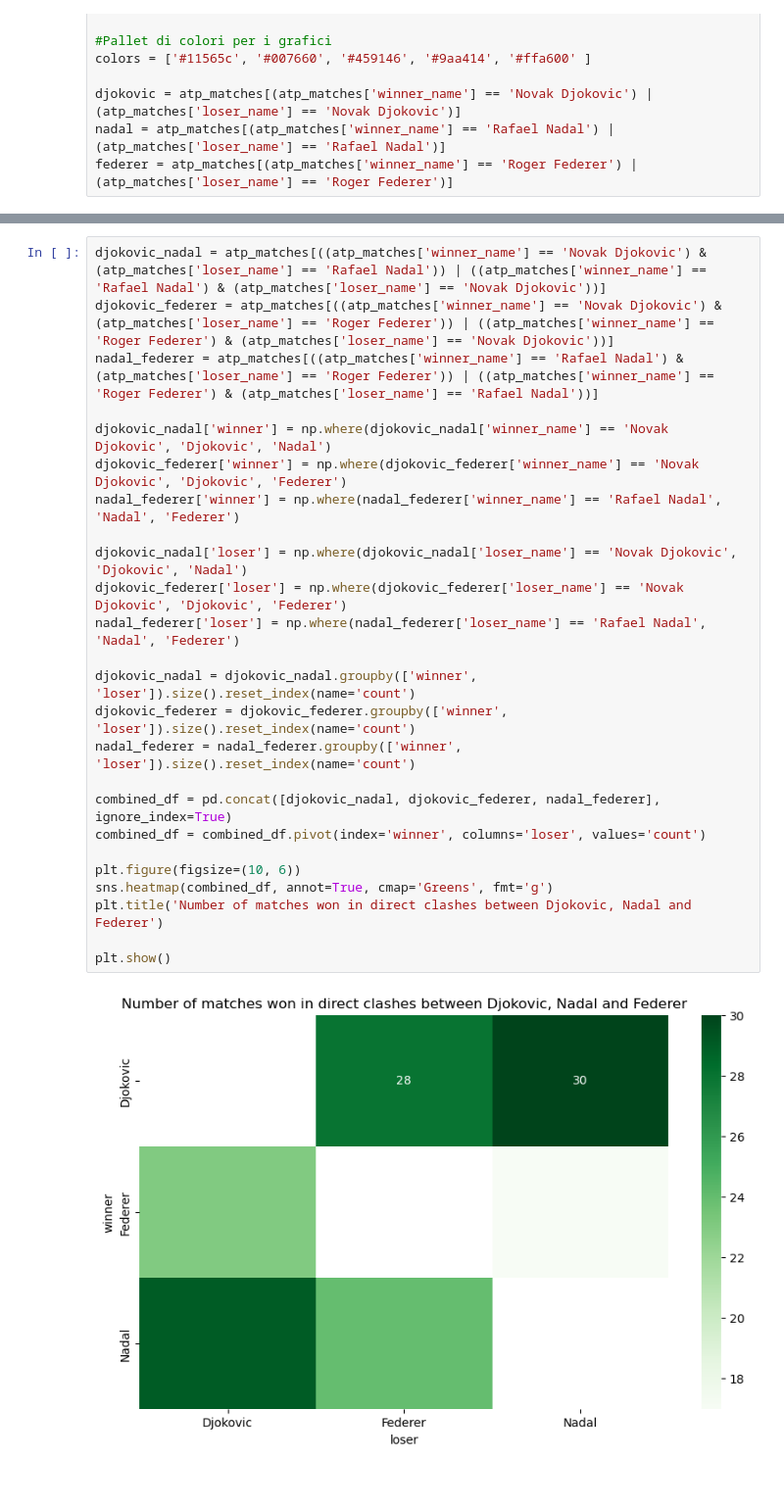
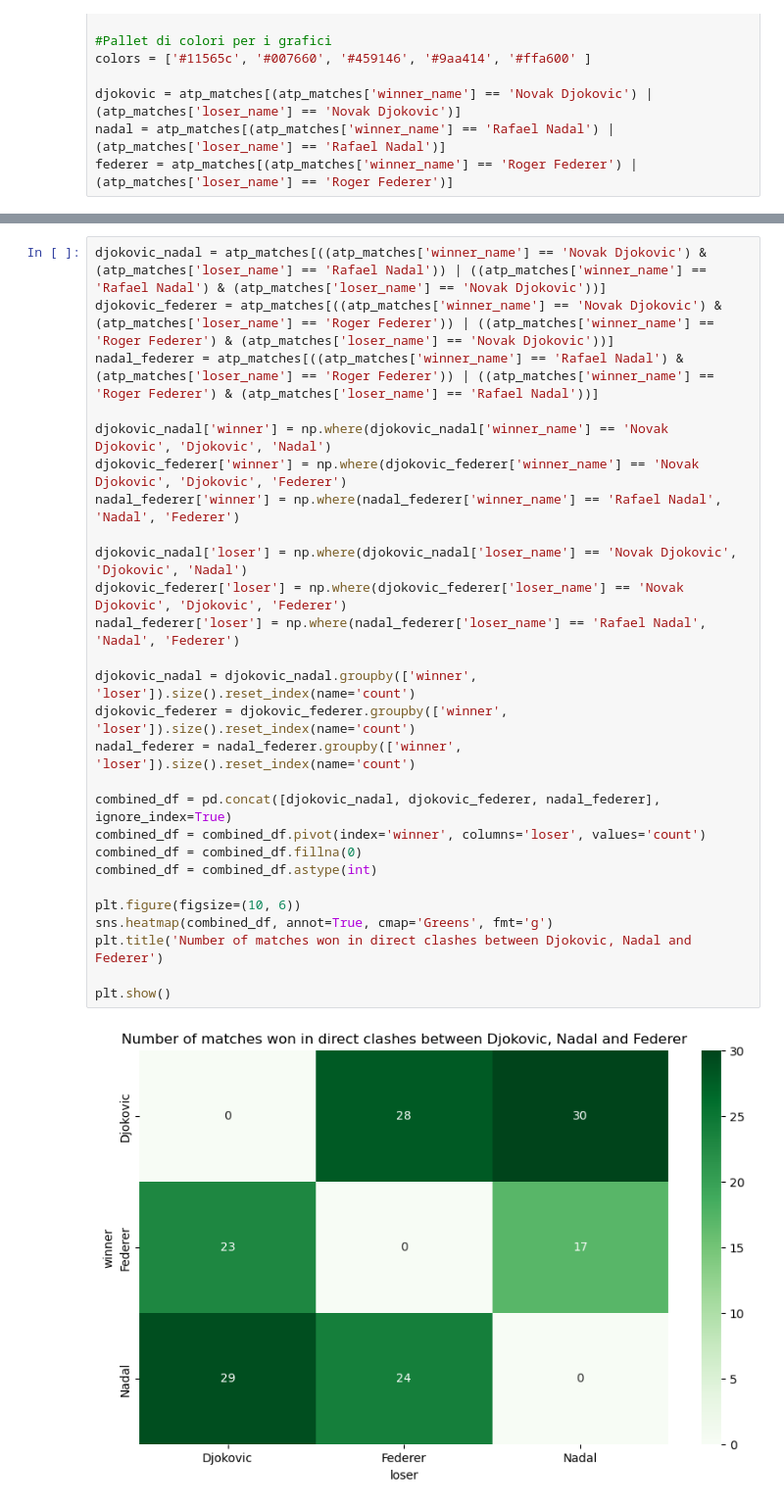
Before and after one commit to yasemitee/SciVIs, a Jupyter notebook: goat.ipynb, the cells around one changed output, grey strips where cells are left out. Shown at 98% size. Saved outputs shown, nothing was run; the diff lists cells and outputs as text.

```diff
--- a/goat.ipynb
+++ b/goat.ipynb
@@ -72,30 +74,32 @@ plt.show()
 # %%
 djokovic_nadal = atp_matches[((atp_matches['winner_name'] == 'Novak Djokovic') & (atp_matches['loser_name'] == 'Rafael Nadal')) | ((atp_matches['winner_name'] == 'Rafael Nadal') & (atp_matches['loser_name'] == 'Novak Djokovic'))]
 djokovic_federer = atp_matches[((atp_matches['winner_name'] == 'Novak Djokovic') & (atp_matches['loser_name'] == 'Roger Federer')) | ((atp_matches['winner_name'] == 'Roger Federer') & (atp_matches['loser_name'] == 'Novak Djokovic'))]
 nadal_federer = atp_matches[((atp_matches['winner_name'] == 'Rafael Nadal') & (atp_matches['loser_name'] == 'Roger Federer')) | ((atp_matches['winner_name'] == 'Roger Federer') & (atp_matches['loser_name'] == 'Rafael Nadal'))]
 
 djokovic_nadal['winner'] = np.where(djokovic_nadal['winner_name'] == 'Novak Djokovic', 'Djokovic', 'Nadal')
 djokovic_federer['winner'] = np.where(djokovic_federer['winner_name'] == 'Novak Djokovic', 'Djokovic', 'Federer')
 nadal_federer['winner'] = np.where(nadal_federer['winner_name'] == 'Rafael Nadal', 'Nadal', 'Federer')
 
 djokovic_nadal['loser'] = np.where(djokovic_nadal['loser_name'] == 'Novak Djokovic', 'Djokovic', 'Nadal')
 djokovic_federer['loser'] = np.where(djokovic_federer['loser_name'] == 'Novak Djokovic', 'Djokovic', 'Federer')
 nadal_federer['loser'] = np.where(nadal_federer['loser_name'] == 'Rafael Nadal', 'Nadal', 'Federer')
 
 djokovic_nadal = djokovic_nadal.groupby(['winner', 'loser']).size().reset_index(name='count')
 djokovic_federer = djokovic_federer.groupby(['winner', 'loser']).size().reset_index(name='count')
 nadal_federer = nadal_federer.groupby(['winner', 'loser']).size().reset_index(name='count')
 
 combined_df = pd.concat([djokovic_nadal, djokovic_federer, nadal_federer], ignore_index=True)
 combined_df = combined_df.pivot(index='winner', columns='loser', values='count')
+combined_df = combined_df.fillna(0)
+combined_df = combined_df.astype(int)
 
 plt.figure(figsize=(10, 6))
 sns.heatmap(combined_df, annot=True, cmap='Greens', fmt='g')
 plt.title('Number of matches won in direct clashes between Djokovic, Nadal and Federer')
 
 plt.show()
 # %% [output]
-[figure, old version]
+[figure, new version]
 # %%
 djokovic_surface = djokovic.groupby('surface').size().reset_index(name='count')
 nadal_surface = nadal.groupby('surface').size().reset_index(name='count')
```
Also changed, not shown: parts of 4 cells of this notebook.
